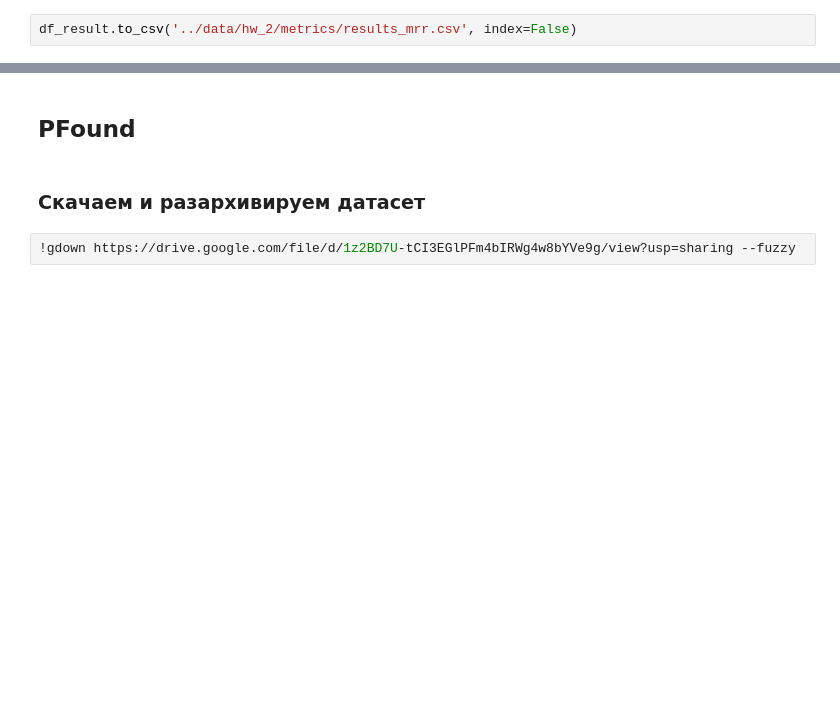
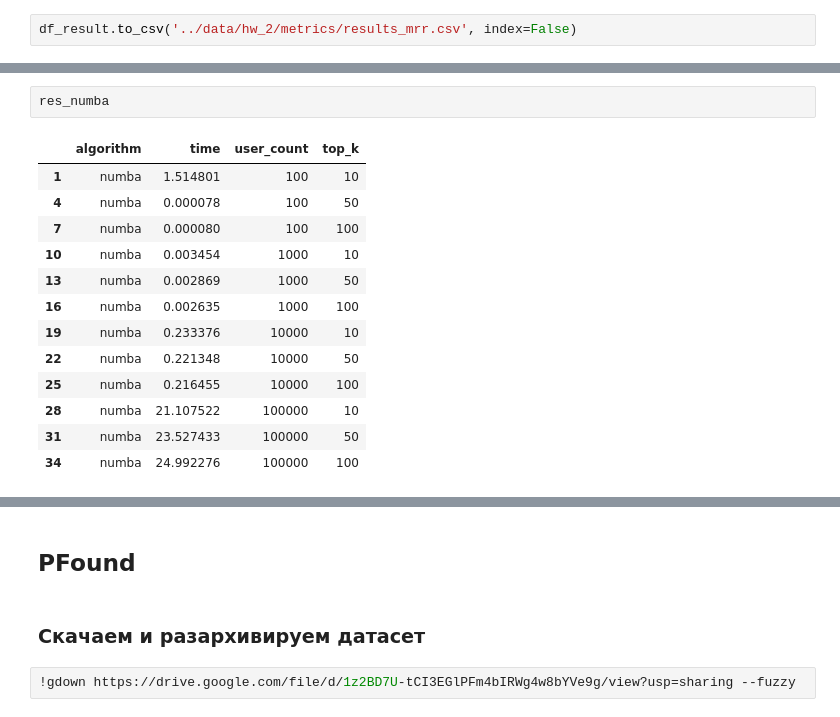
Before and after one commit to In48semenov/RecoServiceTemplate, a Jupyter notebook: notebooks/HW-2.ipynb, the cells around one changed output, grey strips where cells are left out. Cells and saved outputs as stored; diff of their text form; blank space fills up the shorter version.

```diff
--- a/notebooks/HW-2.ipynb
+++ b/notebooks/HW-2.ipynb
@@ -360,0 +348,16 @@ No data for colormapping provided via 'c'. Parameters 'cmap' will be ignored
+# %%
+res_numba
+# %% [output]
+|  | algorithm | time | user_count | top_k |
+| 1 | numba | 1.514801 | 100 | 10 |
+| 4 | numba | 0.000078 | 100 | 50 |
+| 7 | numba | 0.000080 | 100 | 100 |
+| 10 | numba | 0.003454 | 1000 | 10 |
+| 13 | numba | 0.002869 | 1000 | 50 |
+| 16 | numba | 0.002635 | 1000 | 100 |
+| 19 | numba | 0.233376 | 10000 | 10 |
+| 22 | numba | 0.221348 | 10000 | 50 |
+| 25 | numba | 0.216455 | 10000 | 100 |
+| 28 | numba | 21.107522 | 100000 | 10 |
+| 31 | numba | 23.527433 | 100000 | 50 |
+| 34 | numba | 24.992276 | 100000 | 100 |
```
Also changed, not shown: parts of 14 cells of this notebook.
